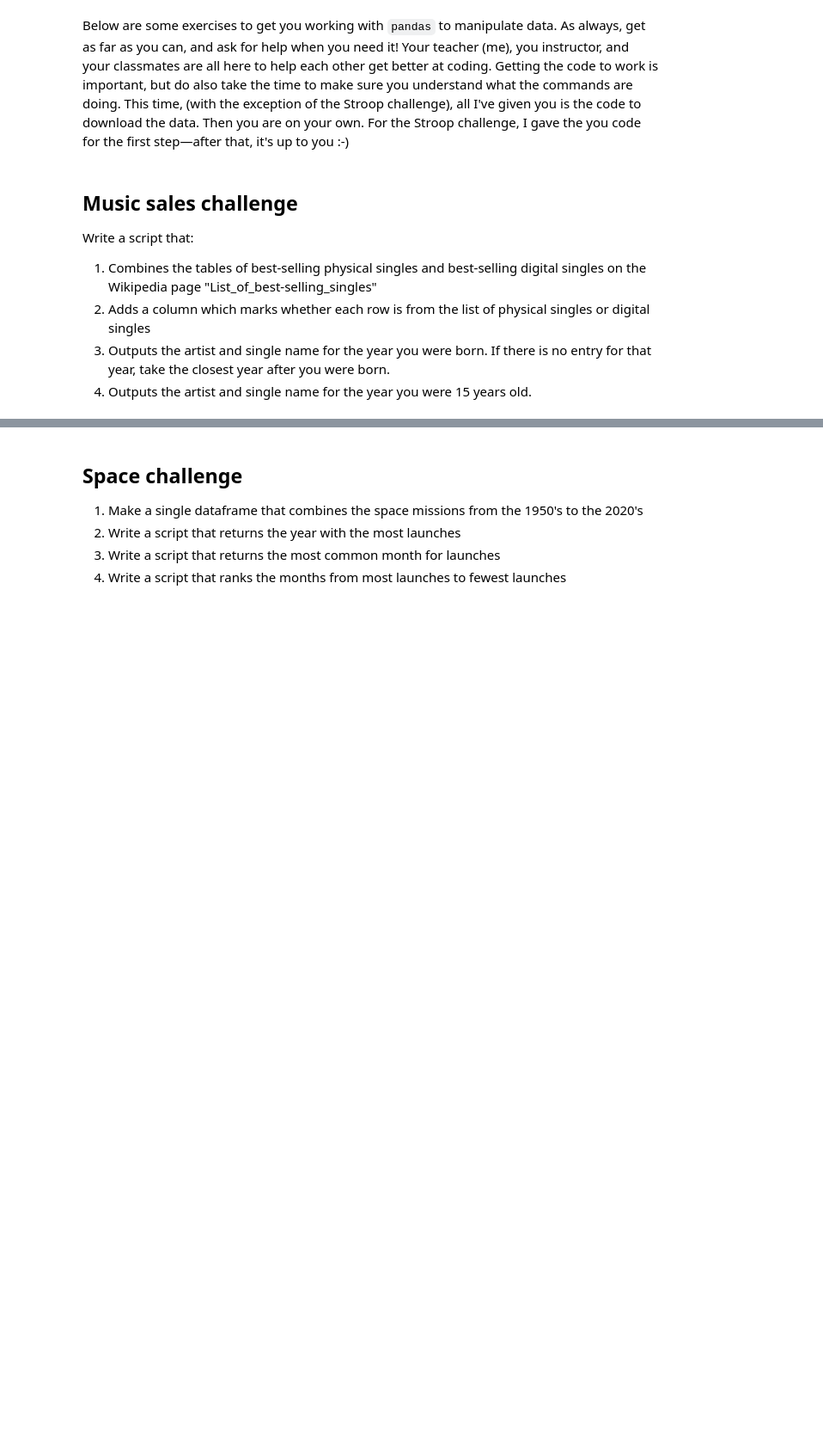
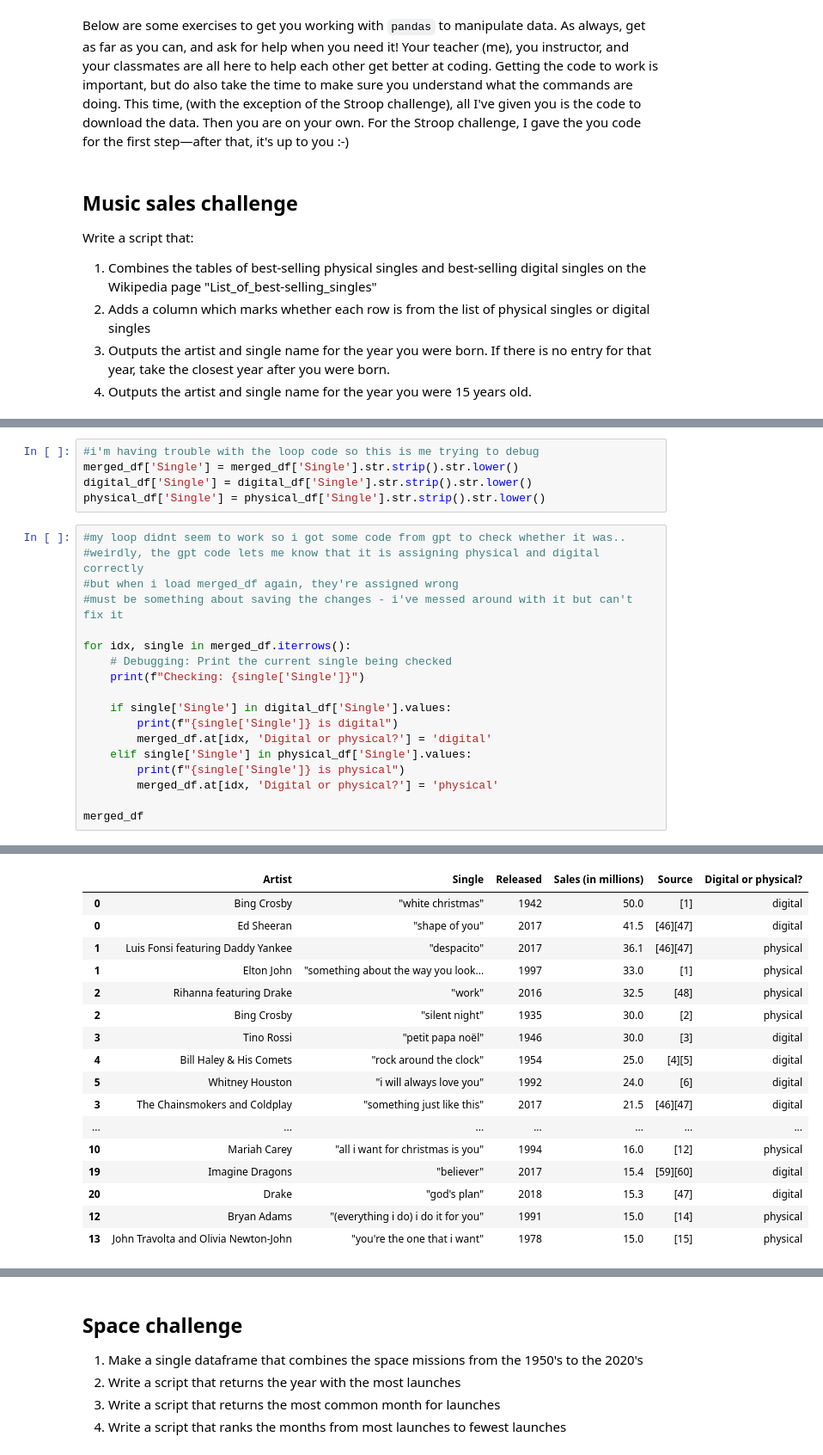
Before and after one commit to LauraLundbye/Cultural_Intro_GIT, a Jupyter notebook: fun_with_pandas.ipynb, the cells around one changed output, grey strips where cells are left out. Shown at 86% size. Cells and saved outputs as stored; diff of their text form; blank space fills up the shorter version.

```diff
--- a/fun_with_pandas.ipynb
+++ b/fun_with_pandas.ipynb
@@ -20,0 +114,24 @@ rawdata = pd.read_html("https://en.wikipedia.org/wiki/List_of_best-selling_singl
+# %%
+#i'm having trouble with the loop code so this is me trying to debug
+merged_df['Single'] = merged_df['Single'].str.strip().str.lower()
+digital_df['Single'] = digital_df['Single'].str.strip().str.lower()
+physical_df['Single'] = physical_df['Single'].str.strip().str.lower()
+# %%
+#my loop didnt seem to work so i got some code from gpt to check whether it was..
+#weirdly, the gpt code lets me know that it is assigning physical and digital correctly
+#but when i load merged_df again, they're assigned wrong
+#must be something about saving the changes - i've messed around with it but can't fix it
+
+for idx, single in merged_df.iterrows():
+    # Debugging: Print the current single being checked
+    print(f"Checking: {single['Single']}")
+
+    if single['Single'] in digital_df['Single'].values:
+        print(f"{single['Single']} is digital")
+        merged_df.at[idx, 'Digital or physical?'] = 'digital'
+    elif single['Single'] in physical_df['Single'].values:
+        print(f"{single['Single']} is physical")
+        merged_df.at[idx, 'Digital or physical?'] = 'physical'
+
+merged_df
+# %% [output]
@@ -20,0 +155,17 @@ rawdata = pd.read_html("https://en.wikipedia.org/wiki/List_of_best-selling_singl
+|  | Artist | Single | Released | Sales (in millions) | Source | Digital or physical? |
+| 0 | Bing Crosby | "white christmas" | 1942 | 50.0 | [1] | digital |
+| 0 | Ed Sheeran | "shape of you" | 2017 | 41.5 | [46][47] | digital |
+| 1 | Luis Fonsi featuring Daddy Yankee | "despacito" | 2017 | 36.1 | [46][47] | physical |
+| 1 | Elton John | "something about the way you look... | 1997 | 33.0 | [1] | physical |
+| 2 | Rihanna featuring Drake | "work" | 2016 | 32.5 | [48] | physical |
+| 2 | Bing Crosby | "silent night" | 1935 | 30.0 | [2] | physical |
+| 3 | Tino Rossi | "petit papa noël" | 1946 | 30.0 | [3] | digital |
+| 4 | Bill Haley & His Comets | "rock around the clock" | 1954 | 25.0 | [4][5] | digital |
+| 5 | Whitney Houston | "i will always love you" | 1992 | 24.0 | [6] | digital |
+| 3 | The Chainsmokers and Coldplay | "something just like this" | 2017 | 21.5 | [46][47] | digital |
+| ... | ... | ... | ... | ... | ... | ... |
+| 10 | Mariah Carey | "all i want for christmas is you" | 1994 | 16.0 | [12] | physical |
+| 19 | Imagine Dragons | "believer" | 2017 | 15.4 | [59][60] | digital |
+| 20 | Drake | "god's plan" | 2018 | 15.3 | [47] | digital |
+| 12 | Bryan Adams | "(everything i do) i do it for you" | 1991 | 15.0 | [14] | physical |
+| 13 | John Travolta and Olivia Newton-John | "you're the one that i want" | 1978 | 15.0 | [15] | physical |
```
Also changed, not shown: parts of 12 cells of this notebook, 3 other files.
